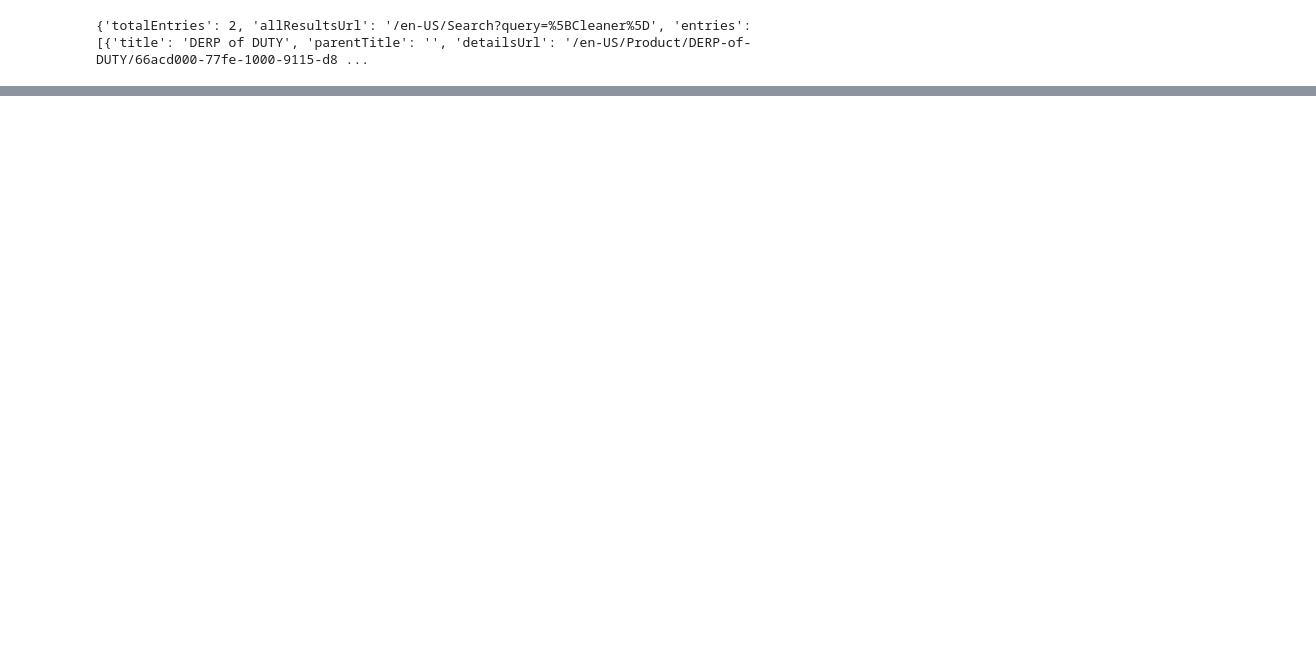
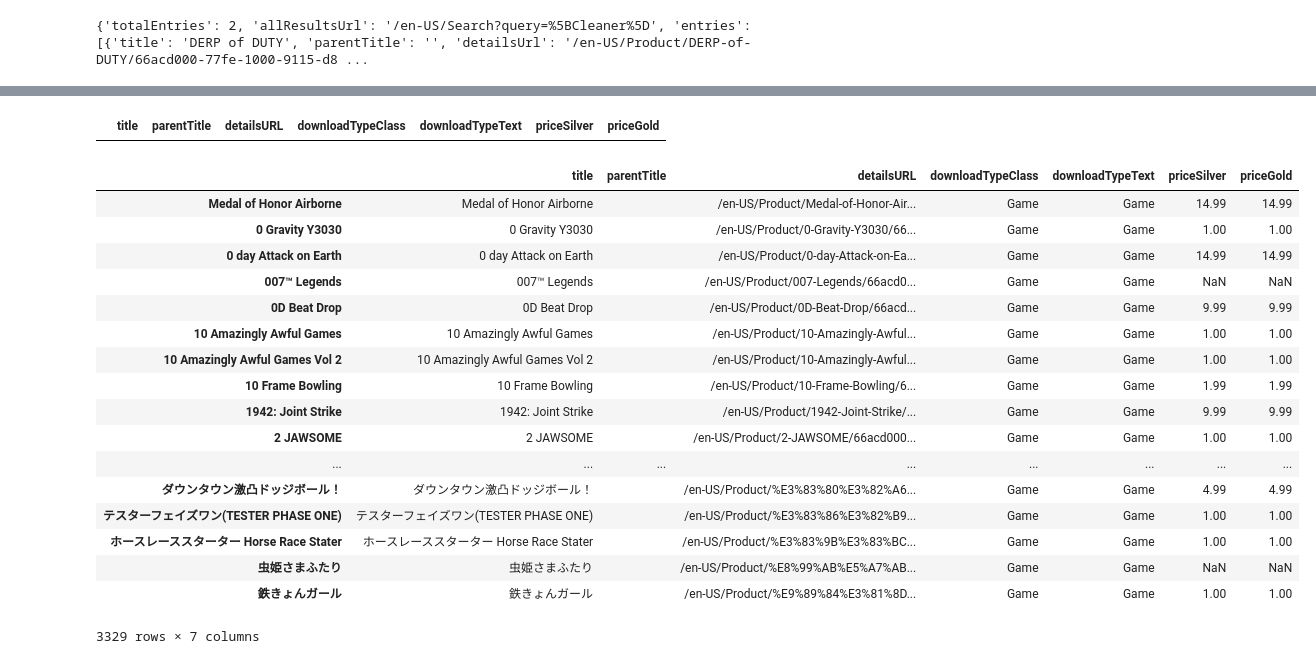
Before and after one commit to michaelgreis/GameInfo, a Jupyter notebook: DataIngestion/analysis/Microsoft-InitialDataQualityCheck.ipynb, the cells around one changed output, grey strips where cells are left out. Cells and saved outputs as stored; diff of their text form; code cells hidden in the pictures; blank space fills up the shorter version.

```diff
--- a/DataIngestion/analysis/Microsoft-InitialDataQualityCheck.ipynb
+++ b/DataIngestion/analysis/Microsoft-InitialDataQualityCheck.ipynb
@@ -14,0 +153,27 @@ print(json_data[30])
+# %%
+df[silver_greater_30 & gold_less_30][:20]
+# %% [output]
+|  | title | parentTitle | detailsURL | downloadTypeClass | downloadTypeText | priceSilver | priceGold |
+# %%
+games=df['downloadTypeClass']=='Game'
+# %%
+df[games]
+# %% [output]
+|  | title | parentTitle | detailsURL | downloadTypeClass | downloadTypeText | priceSilver | priceGold |
+| Medal of Honor Airborne | Medal of Honor Airborne |  | /en-US/Product/Medal-of-Honor-Air... | Game | Game | 14.99 | 14.99 |
+| 0 Gravity Y3030 | 0 Gravity Y3030 |  | /en-US/Product/0-Gravity-Y3030/66... | Game | Game | 1.00 | 1.00 |
+| 0 day Attack on Earth | 0 day Attack on Earth |  | /en-US/Product/0-day-Attack-on-Ea... | Game | Game | 14.99 | 14.99 |
+| 007™ Legends | 007™ Legends |  | /en-US/Product/007-Legends/66acd0... | Game | Game | NaN | NaN |
+| 0D Beat Drop | 0D Beat Drop |  | /en-US/Product/0D-Beat-Drop/66acd... | Game | Game | 9.99 | 9.99 |
+| 10 Amazingly Awful Games | 10 Amazingly Awful Games |  | /en-US/Product/10-Amazingly-Awful... | Game | Game | 1.00 | 1.00 |
+| 10 Amazingly Awful Games Vol 2 | 10 Amazingly Awful Games Vol 2 |  | /en-US/Product/10-Amazingly-Awful... | Game | Game | 1.00 | 1.00 |
+| 10 Frame Bowling | 10 Frame Bowling |  | /en-US/Product/10-Frame-Bowling/6... | Game | Game | 1.99 | 1.99 |
+| 1942: Joint Strike | 1942: Joint Strike |  | /en-US/Product/1942-Joint-Strike/... | Game | Game | 9.99 | 9.99 |
+| 2 JAWSOME | 2 JAWSOME |  | /en-US/Product/2-JAWSOME/66acd000... | Game | Game | 1.00 | 1.00 |
+| ... | ... | ... | ... | ... | ... | ... | ... |
+| ダウンタウン激凸ドッジボール！ | ダウンタウン激凸ドッジボール！ |  | /en-US/Product/%E3%83%80%E3%82%A6... | Game | Game | 4.99 | 4.99 |
+| テスターフェイズワン(TESTER PHASE ONE) | テスターフェイズワン(TESTER PHASE ONE) |  | /en-US/Product/%E3%83%86%E3%82%B9... | Game | Game | 1.00 | 1.00 |
+| ホースレーススターター Horse Race Stater | ホースレーススターター Horse Race Stater |  | /en-US/Product/%E3%83%9B%E3%83%BC... | Game | Game | 1.00 | 1.00 |
+| 虫姫さまふたり | 虫姫さまふたり |  | /en-US/Product/%E8%99%AB%E5%A7%AB... | Game | Game | NaN | NaN |
+| 鉄きょんガール | 鉄きょんガール |  | /en-US/Product/%E9%89%84%E3%81%8D... | Game | Game | 1.00 | 1.00 |
+3329 rows × 7 columns
```
Also changed, not shown: parts of 20 cells of this notebook.
